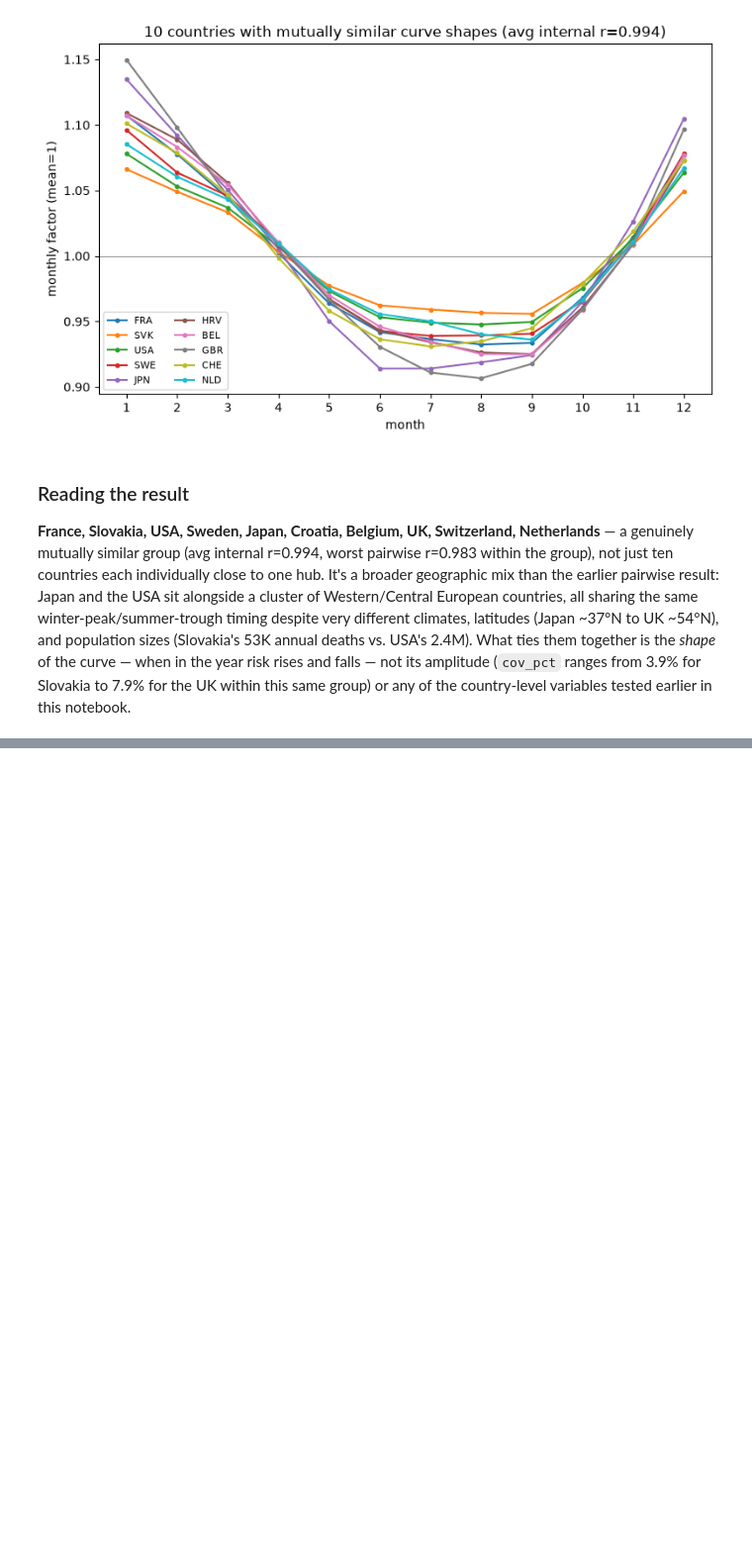
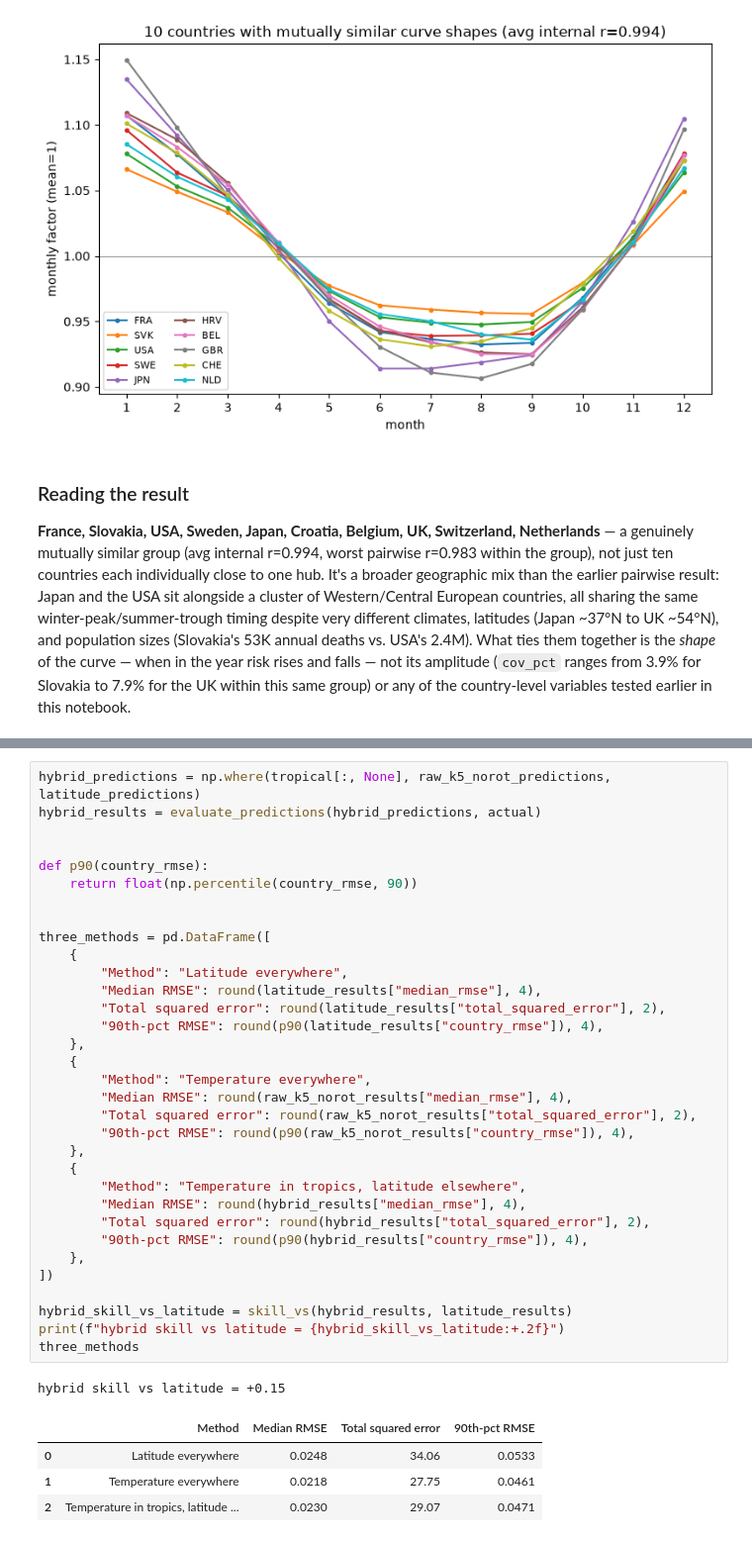
Before and after one commit to guillem-gelabert/watch-people-die-live, a Jupyter notebook: notebooks/seasonality.ipynb, the cells around one changed output, grey strips where cells are left out. Shown at 99% size. Cells and saved outputs as stored; diff of their text form; blank space fills up the shorter version.

```diff
--- a/notebooks/seasonality.ipynb
+++ b/notebooks/seasonality.ipynb
@@ -1293,0 +2469,39 @@ cluster countries missing: none
+# %%
+hybrid_predictions = np.where(tropical[:, None], raw_k5_norot_predictions, latitude_predictions)
+hybrid_results = evaluate_predictions(hybrid_predictions, actual)
+
+
+def p90(country_rmse):
+    return float(np.percentile(country_rmse, 90))
+
+
+three_methods = pd.DataFrame([
+    {
+        "Method": "Latitude everywhere",
+        "Median RMSE": round(latitude_results["median_rmse"], 4),
+        "Total squared error": round(latitude_results["total_squared_error"], 2),
+        "90th-pct RMSE": round(p90(latitude_results["country_rmse"]), 4),
+    },
+    {
+        "Method": "Temperature everywhere",
+        "Median RMSE": round(raw_k5_norot_results["median_rmse"], 4),
+        "Total squared error": round(raw_k5_norot_results["total_squared_error"], 2),
+        "90th-pct RMSE": round(p90(raw_k5_norot_results["country_rmse"]), 4),
+    },
+    {
+        "Method": "Temperature in tropics, latitude elsewhere",
+        "Median RMSE": round(hybrid_results["median_rmse"], 4),
+        "Total squared error": round(hybrid_results["total_squared_error"], 2),
+        "90th-pct RMSE": round(p90(hybrid_results["country_rmse"]), 4),
+    },
+])
+
+hybrid_skill_vs_latitude = skill_vs(hybrid_results, latitude_results)
+print(f"hybrid skill vs latitude = {hybrid_skill_vs_latitude:+.2f}")
+three_methods
+# %% [output]
+hybrid skill vs latitude = +0.15
+|  | Method | Median RMSE | Total squared error | 90th-pct RMSE |
+| 0 | Latitude everywhere | 0.0248 | 34.06 | 0.0533 |
+| 1 | Temperature everywhere | 0.0218 | 27.75 | 0.0461 |
+| 2 | Temperature in tropics, latitude ... | 0.0230 | 29.07 | 0.0471 |
```
Also changed, not shown: parts of 46 cells of this notebook, 11 other files.
